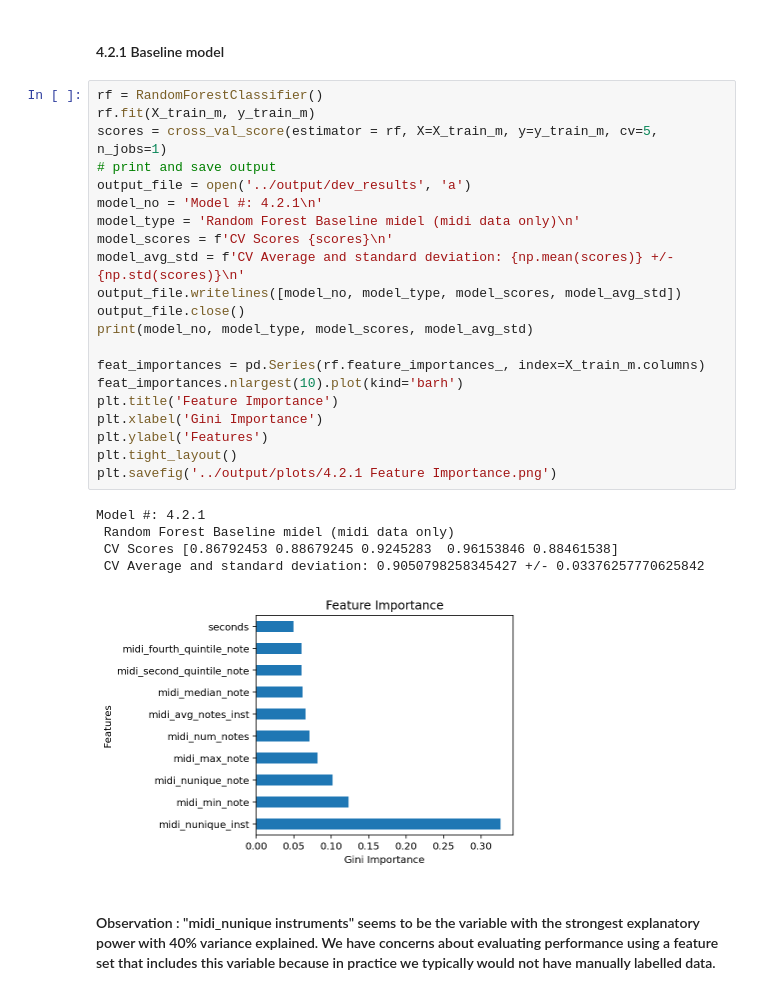
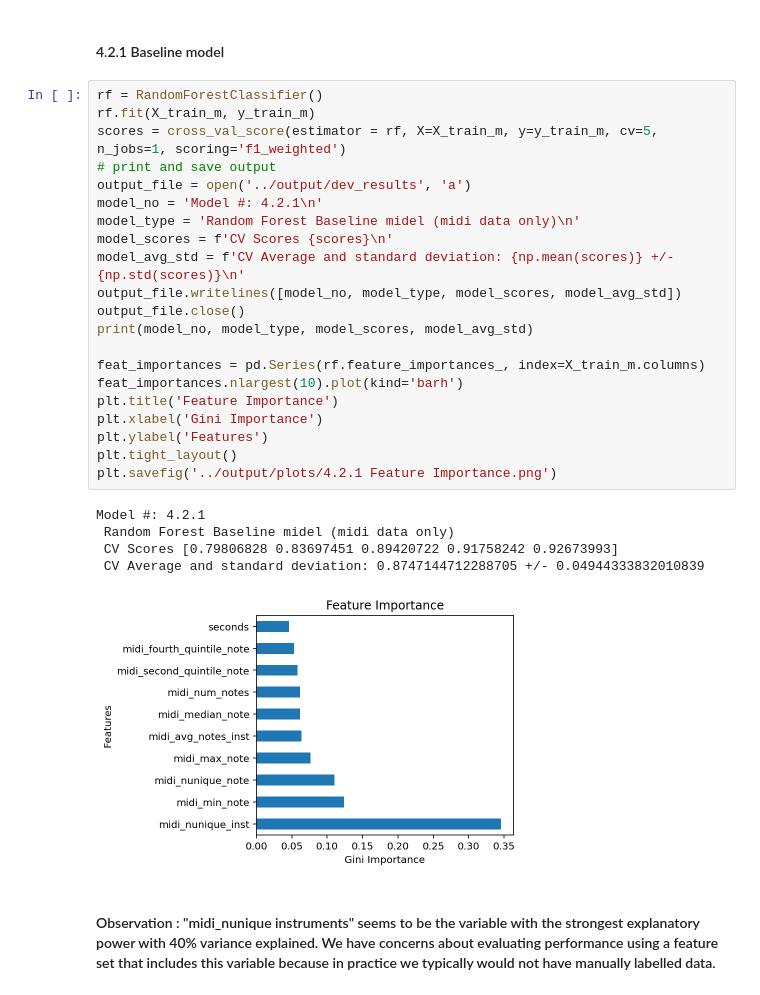
Before and after one commit to dfristau/ristau_berton_huang_meneses_w207_final_project, a Jupyter notebook: scripts/Model Consolidation.ipynb, the cells around one changed output. Saved outputs shown, nothing was run; the diff lists cells and outputs as text.

```diff
--- a/scripts/Model Consolidation.ipynb
+++ b/scripts/Model Consolidation.ipynb
@@ -593,30 +593,30 @@ Model #: 4.1.2
 # %%
 rf = RandomForestClassifier()
 rf.fit(X_train_m, y_train_m)
-scores = cross_val_score(estimator = rf, X=X_train_m, y=y_train_m, cv=5, n_jobs=1)
+scores = cross_val_score(estimator = rf, X=X_train_m, y=y_train_m, cv=5, n_jobs=1, scoring='f1_weighted')
 # print and save output
 output_file = open('../output/dev_results', 'a')
 model_no = 'Model #: 4.2.1\n'
 model_type = 'Random Forest Baseline midel (midi data only)\n'
 model_scores = f'CV Scores {scores}\n'
 model_avg_std = f'CV Average and standard deviation: {np.mean(scores)} +/- {np.std(scores)}\n'
 output_file.writelines([model_no, model_type, model_scores, model_avg_std])
 output_file.close()
 print(model_no, model_type, model_scores, model_avg_std)
 
 feat_importances = pd.Series(rf.feature_importances_, index=X_train_m.columns)
 feat_importances.nlargest(10).plot(kind='barh')
 plt.title('Feature Importance')
 plt.xlabel('Gini Importance')
 plt.ylabel('Features')
 plt.tight_layout()
 plt.savefig('../output/plots/4.2.1 Feature Importance.png')
 # %% [output]
 Model #: 4.2.1
  Random Forest Baseline midel (midi data only)
- CV Scores [0.86792453 0.88679245 0.9245283  0.96153846 0.88461538]
- CV Average and standard deviation: 0.9050798258345427 +/- 0.03376257770625842
+ CV Scores [0.79806828 0.83697451 0.89420722 0.91758242 0.92673993]
+ CV Average and standard deviation: 0.8747144712288705 +/- 0.04944333832010839
-[figure, old version]
+[figure, new version]
 # %% [markdown]
 #### Observation : "midi_nunique instruments" seems to be the variable with the strongest explanatory power with 40% variance explained. We have concerns about evaluating performance using a feature set that includes this variable because in practice we typically would not have manually labelled data.
 # %% [markdown]
```
Also changed, not shown: parts of 30 cells of this notebook.
